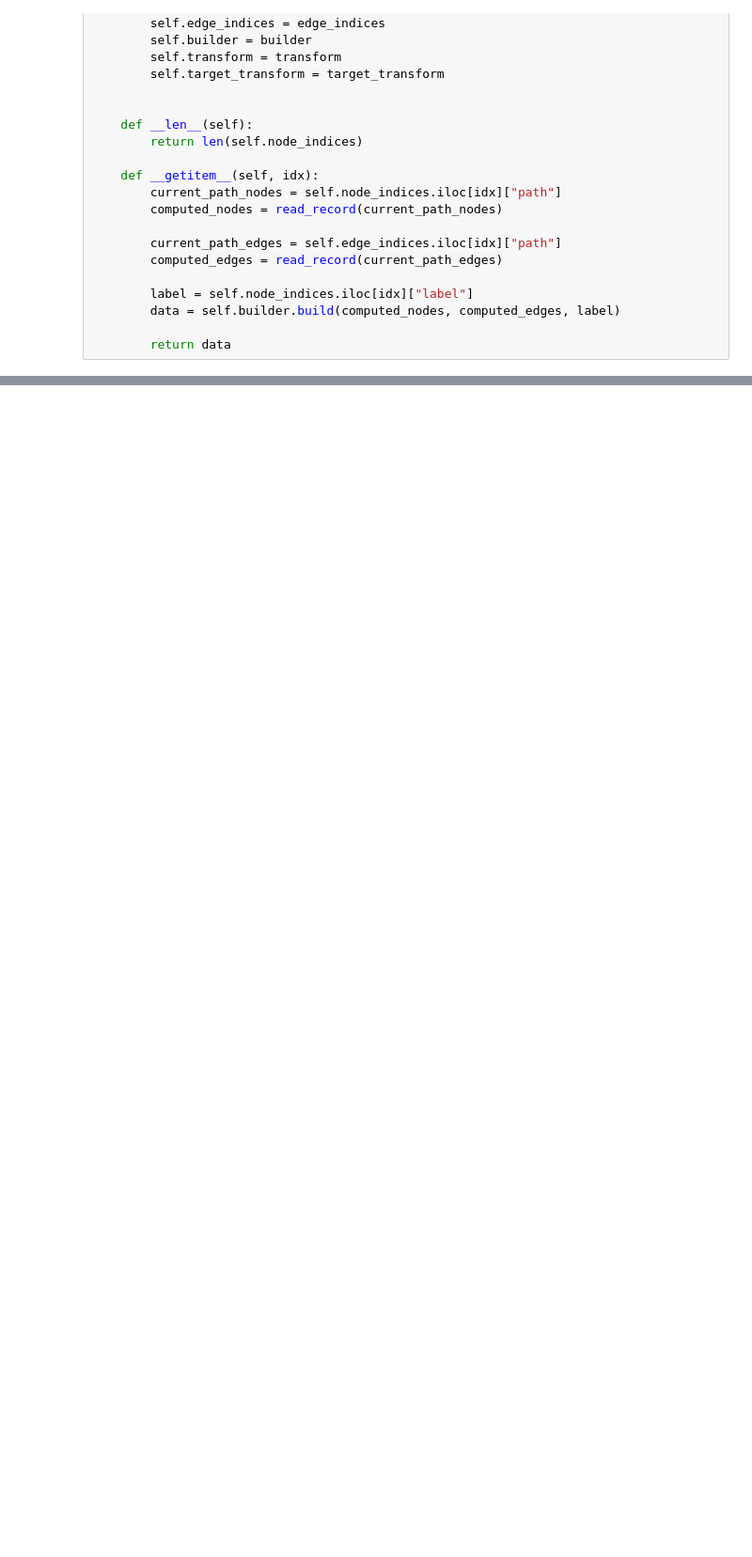
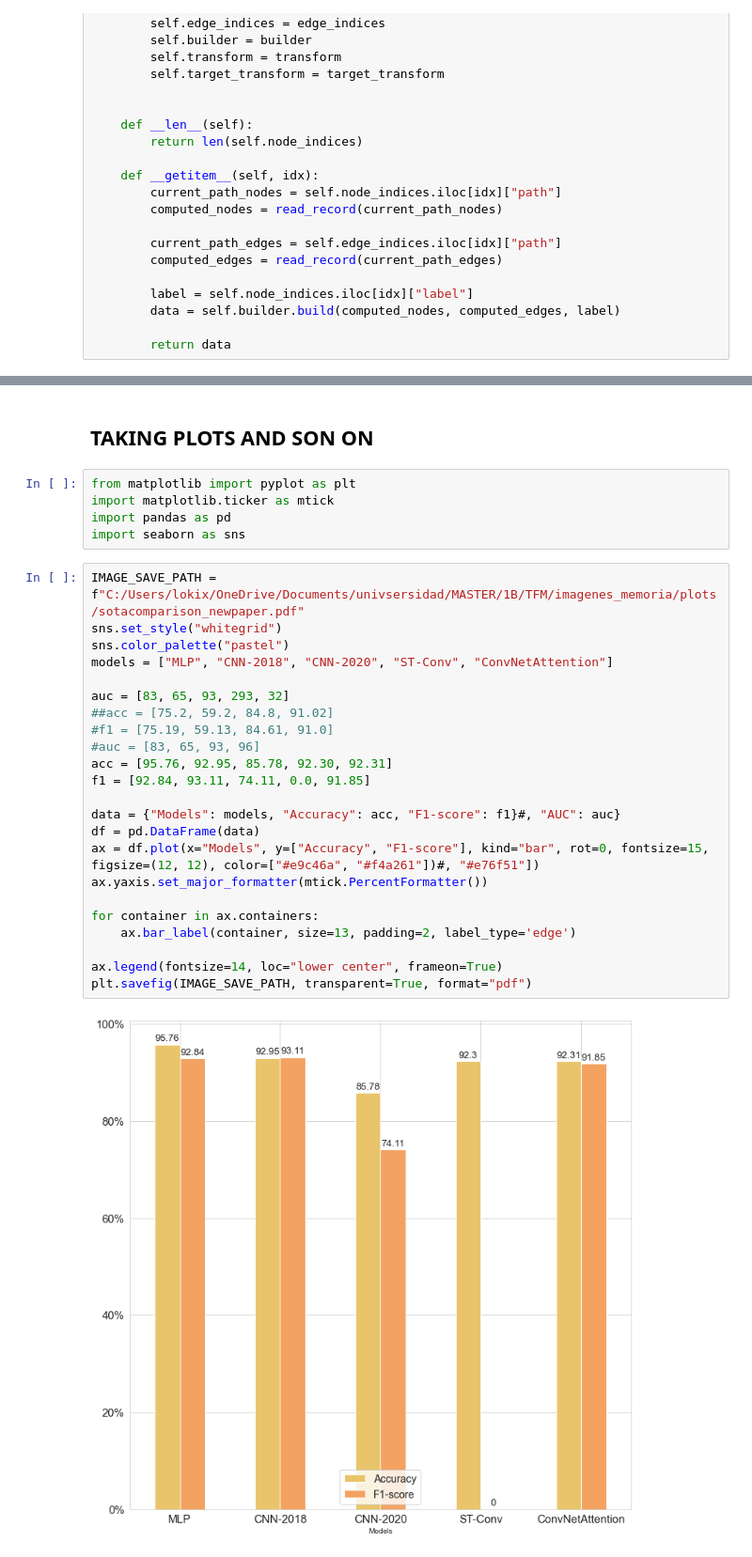
Before and after one commit to Lokixin/TFM_GNN, a Jupyter notebook: experiment.ipynb, the cells around one changed output, grey strips where cells are left out. Shown at 94% size. Cells and saved outputs as stored; diff of their text form; blank space fills up the shorter version.

```diff
--- a/experiment.ipynb
+++ b/experiment.ipynb
@@ -554,0 +277,32 @@ solver.fit(dataset, evaluation_method=['acc'])
+# %% [markdown]
+## TAKING PLOTS AND SON ON
+# %%
+from matplotlib import pyplot as plt
+import matplotlib.ticker as mtick
+import pandas as pd
+import seaborn as sns
+# %%
+IMAGE_SAVE_PATH = f"C:/Users/lokix/OneDrive/Documents/univsersidad/MASTER/1B/TFM/imagenes_memoria/plots/sotacomparison_newpaper.pdf"
+sns.set_style("whitegrid")
+sns.color_palette("pastel")
+models = ["MLP", "CNN-2018", "CNN-2020", "ST-Conv", "ConvNetAttention"]
+
+auc = [83, 65, 93, 293, 32]
+##acc = [75.2, 59.2, 84.8, 91.02]
+#f1 = [75.19, 59.13, 84.61, 91.0]
+#auc = [83, 65, 93, 96]
+acc = [95.76, 92.95, 85.78, 92.30, 92.31]
+f1 = [92.84, 93.11, 74.11, 0.0, 91.85]
+
+data = {"Models": models, "Accuracy": acc, "F1-score": f1}#, "AUC": auc}
+df = pd.DataFrame(data)
+ax = df.plot(x="Models", y=["Accuracy", "F1-score"], kind="bar", rot=0, fontsize=15, figsize=(12, 12), color=["#e9c46a", "#f4a261"])#, "#e76f51"])
+ax.yaxis.set_major_formatter(mtick.PercentFormatter())
+
+for container in ax.containers:
+    ax.bar_label(container, size=13, padding=2, label_type='edge')
+
+ax.legend(fontsize=14, loc="lower center", frameon=True)
+plt.savefig(IMAGE_SAVE_PATH, transparent=True, format="pdf")
+# %% [output]
+[figure, added]
```
Also changed, not shown: parts of 24 cells of this notebook, 43 other files.
